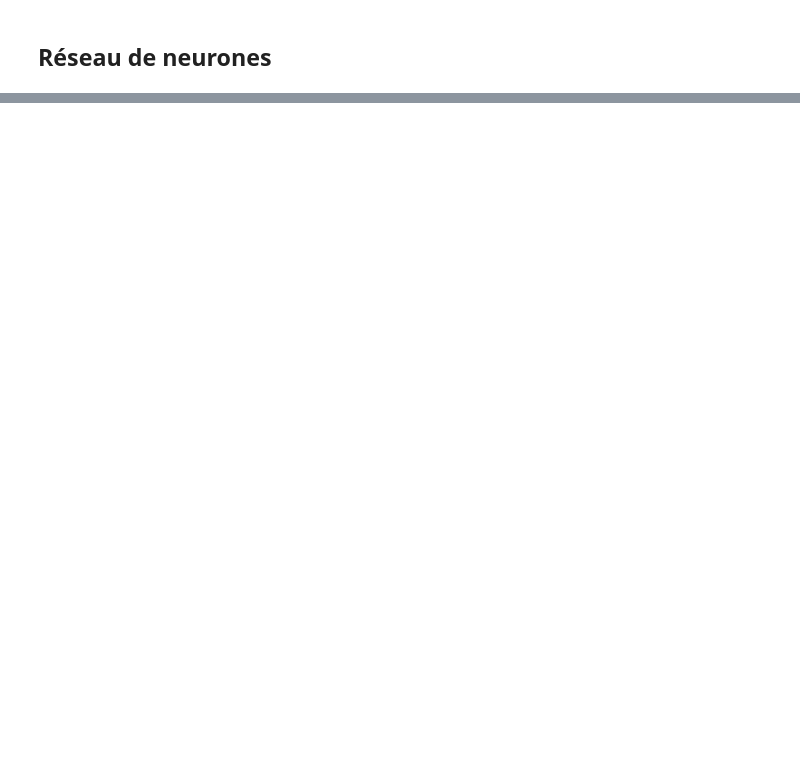
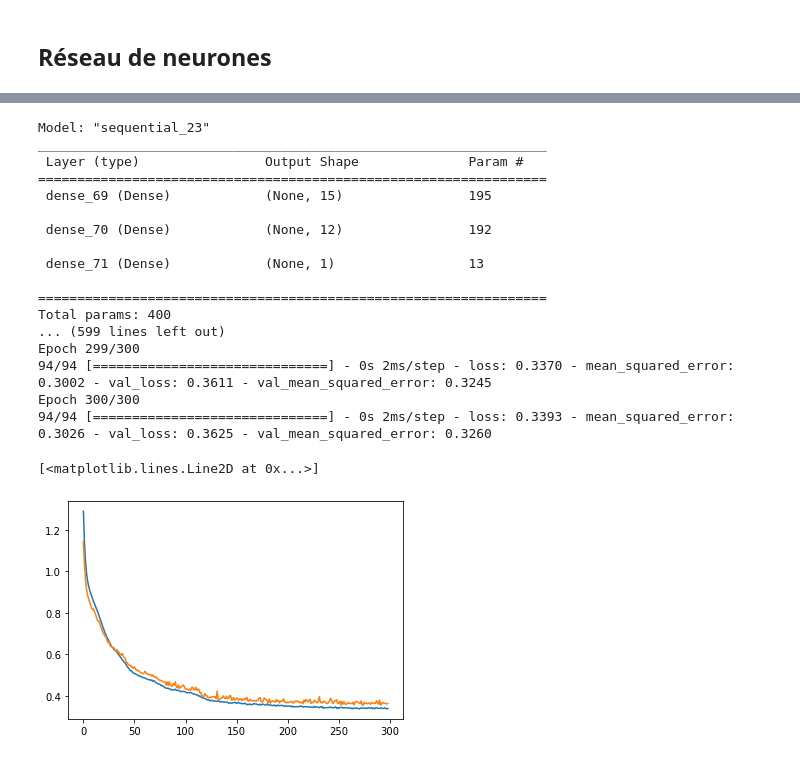
Before and after one commit to LoanRenaud/zundel, a Jupyter notebook: Zundel_Ion.ipynb, the cells around one changed output, grey strips where cells are left out. Cells and saved outputs as stored; diff of their text form; code cells hidden in the pictures; blank space fills up the shorter version.

```diff
--- a/Zundel_Ion.ipynb
+++ b/Zundel_Ion.ipynb
@@ -739,0 +808,33 @@ plt.show()
+# %%
+model_drop=Sequential()
+model_drop.add(Dense(units=15, activation='tanh', input_shape=(12,), kernel_regularizer=regularizers.l2(0.045)))
+model.add(Dropout(0.2))
+model_drop.add(Dense(units=12, activation='tanh'))
+model_drop.add(Dense(units=1))
+model_drop.summary()
+
+model_drop.compile(loss='mean_squared_error', optimizer=keras.optimizers.Adam(learning_rate=0.001), metrics=['mean_squared_error'])
+Hist_drop=model_drop.fit(X_soap_red, y_soap, epochs=300, batch_size=64, validation_split=0.2)
+
+plt.plot(Hist_drop.history['loss'][1:])
+plt.plot(Hist_drop.history['val_loss'][1:])
+# %% [output]
+Model: "sequential_23"
+_________________________________________________________________
+ Layer (type)                Output Shape              Param #
+=================================================================
+ dense_69 (Dense)            (None, 15)                195
+
+ dense_70 (Dense)            (None, 12)                192
+
+ dense_71 (Dense)            (None, 1)                 13
+
+=================================================================
+Total params: 400
+... (599 lines left out)
+Epoch 299/300
+94/94 [==============================] - 0s 2ms/step - loss: 0.3370 - mean_squared_error: 0.3002 - val_loss: 0.3611 - val_mean_squared_error: 0.3245
+Epoch 300/300
+94/94 [==============================] - 0s 2ms/step - loss: 0.3393 - mean_squared_error: 0.3026 - val_loss: 0.3625 - val_mean_squared_error: 0.3260
+[<matplotlib.lines.Line2D at 0x...>]
+[figure, added]
```
Also changed, not shown: parts of 18 cells of this notebook, 9 other files.
